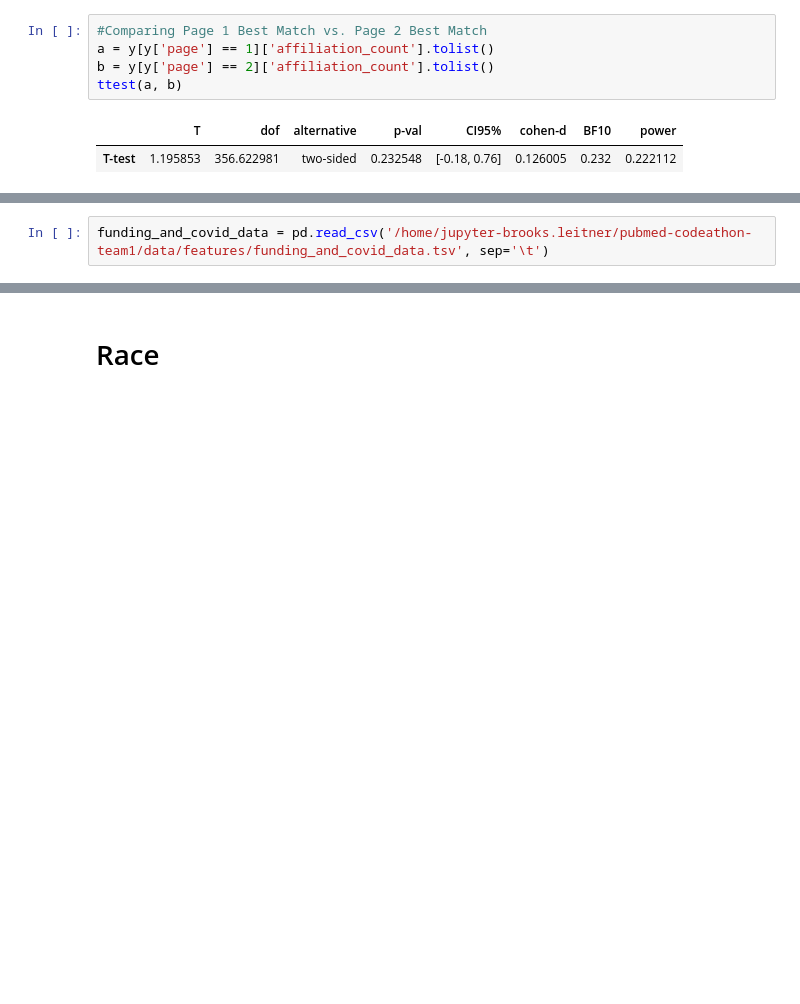
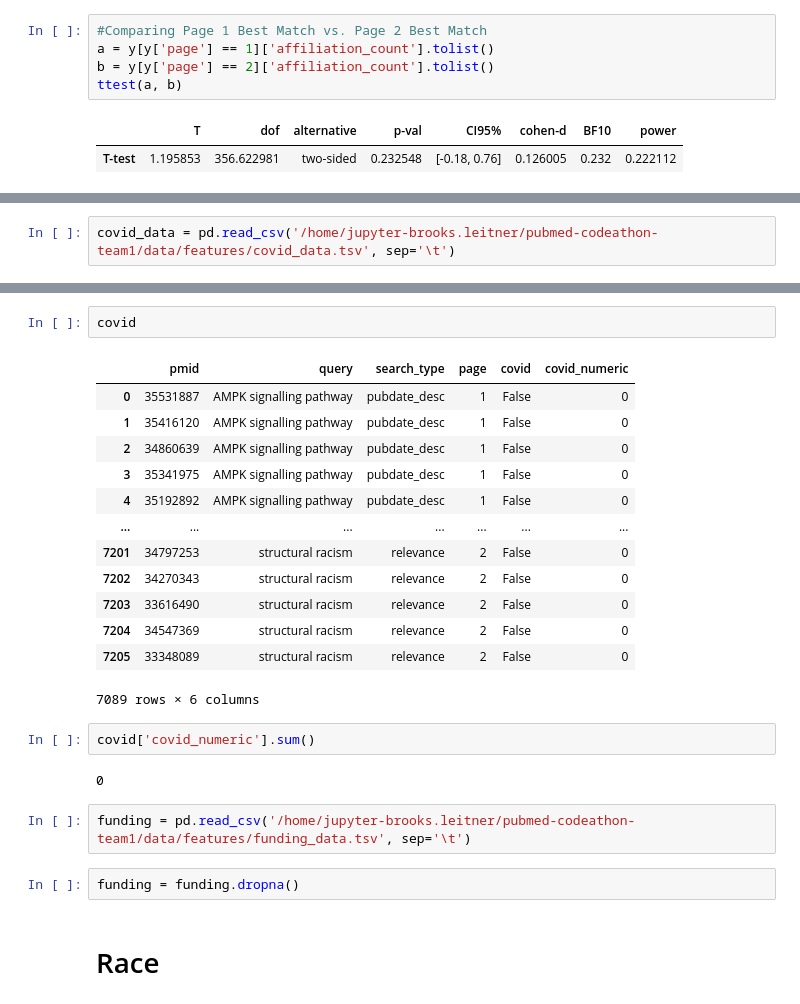
Before and after one commit to NCBI-Codeathons/pubmed-codeathon-team1, a Jupyter notebook: notebooks/data_visualizations_bl.ipynb, the cells around one changed output, grey strips where cells are left out. Saved outputs shown, nothing was run; the diff lists cells and outputs as text; blank space fills up the shorter version.

```diff
--- a/notebooks/data_visualizations_bl.ipynb
+++ b/notebooks/data_visualizations_bl.ipynb
@@ -623,2 +625,2 @@ ttest(a, b)
 # %%
-funding_and_covid_data = pd.read_csv('/home/jupyter-brooks.leitner/pubmed-codeathon-team1/data/features/funding_and_covid_data.tsv', sep='\t')
+covid_data = pd.read_csv('/home/jupyter-brooks.leitner/pubmed-codeathon-team1/data/features/covid_data.tsv', sep='\t')
@@ -641,3 +684,27 @@ funding_and_covid_data.dropna()
+# %%
+covid
+# %% [output]
+|  | pmid | query | search_type | page | covid | covid_numeric |
+| 0 | 35531887 | AMPK signalling pathway | pubdate_desc | 1 | False | 0 |
+| 1 | 35416120 | AMPK signalling pathway | pubdate_desc | 1 | False | 0 |
+| 2 | 34860639 | AMPK signalling pathway | pubdate_desc | 1 | False | 0 |
+| 3 | 35341975 | AMPK signalling pathway | pubdate_desc | 1 | False | 0 |
+| 4 | 35192892 | AMPK signalling pathway | pubdate_desc | 1 | False | 0 |
+| ... | ... | ... | ... | ... | ... | ... |
+| 7201 | 34797253 | structural racism | relevance | 2 | False | 0 |
+| 7202 | 34270343 | structural racism | relevance | 2 | False | 0 |
+| 7203 | 33616490 | structural racism | relevance | 2 | False | 0 |
+| 7204 | 34547369 | structural racism | relevance | 2 | False | 0 |
+| 7205 | 33348089 | structural racism | relevance | 2 | False | 0 |
+7089 rows × 6 columns
+# %%
+covid['covid_numeric'].sum()
+# %% [output]
+0
+# %%
+funding = pd.read_csv('/home/jupyter-brooks.leitner/pubmed-codeathon-team1/data/features/funding_data.tsv', sep='\t')
+# %%
+funding = funding.dropna()
 # %% [markdown]
 # Race
 # %%
```
Also changed, not shown: parts of 8 cells of this notebook, 1 other file.
